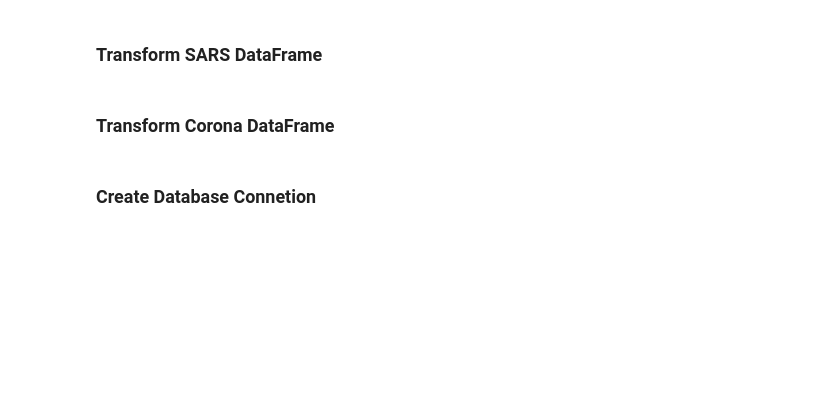
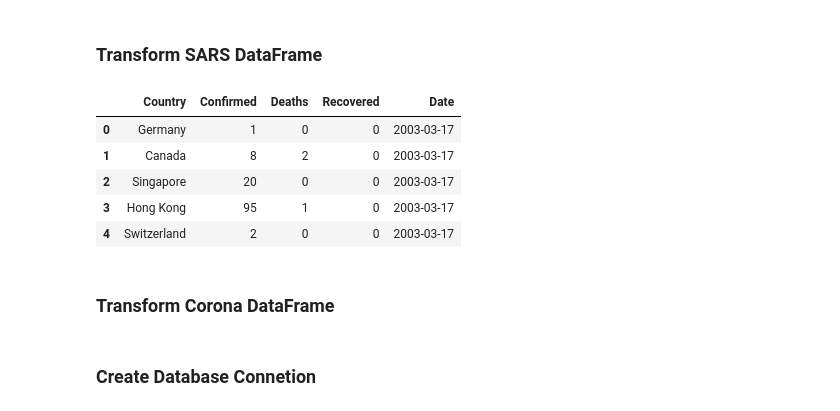
Before and after one commit to anikajohnson/respiratory_outbreak_etl, a Jupyter notebook: respiratory_outbreaks.ipynb, the cells around one changed output. Saved outputs shown, nothing was run; the diff lists cells and outputs as text; code cells hidden in the pictures; blank space fills up the shorter version.

```diff
--- a/respiratory_outbreaks.ipynb
+++ b/respiratory_outbreaks.ipynb
@@ -22,3 +76,30 @@ corona_df.head()
+# %%
+# Separate Country Column into Province/State and Country
+rename_sars_df = sars_df.replace(
+    {"Hong Kong SAR, China": "Hong Kong",
+     "Taiwan, China": "Taiwan",
+     "Macao SAR, China": "Macau",
+     "Viet Nam": "Vietnam",
+     "Republic of Ireland": "Ireland",
+     "Republic of Korea" : "Korea",
+     "Russian Federation" : "Russia"})
+
+# Drop Original Date Column
+new_sars_df = rename_sars_df[['Country', 'Cumulative number of case(s)', 'Number of deaths', 'Number recovered','Date1']].copy()
+
+# Rename the Column Headers
+clean_sars_df = new_sars_df.rename(columns={"Date1" : "Date", "Cumulative number of case(s)": "Confirmed",
+                                    "Number of deaths": "Deaths",
+                                    "Number recovered": "Recovered"})
+
+clean_sars_df.head()
+# %% [output]
+|  | Country | Confirmed | Deaths | Recovered | Date |
+| 0 | Germany | 1 | 0 | 0 | 2003-03-17 |
+| 1 | Canada | 8 | 2 | 0 | 2003-03-17 |
+| 2 | Singapore | 20 | 0 | 0 | 2003-03-17 |
+| 3 | Hong Kong | 95 | 1 | 0 | 2003-03-17 |
+| 4 | Switzerland | 2 | 0 | 0 | 2003-03-17 |
 # %% [markdown]
 ### Transform Corona DataFrame
 # %%
```
Also changed, not shown: parts of 16 cells of this notebook, 1 other file.
